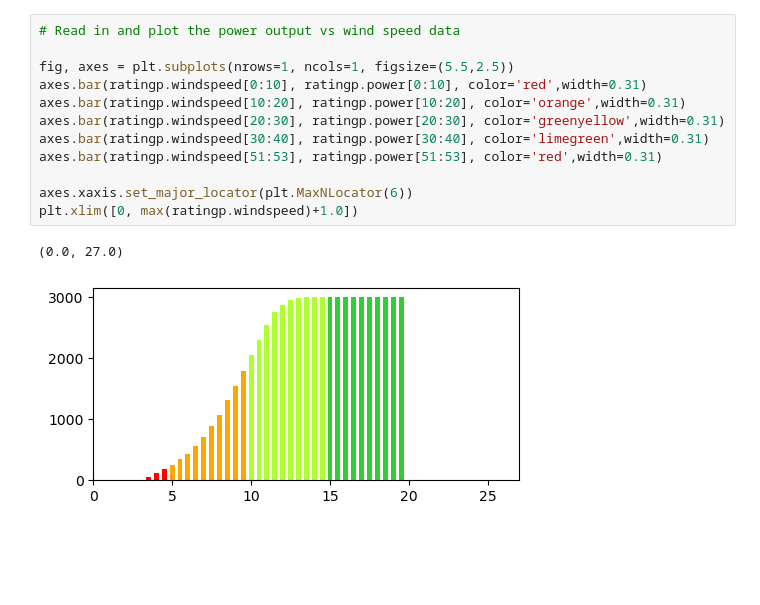
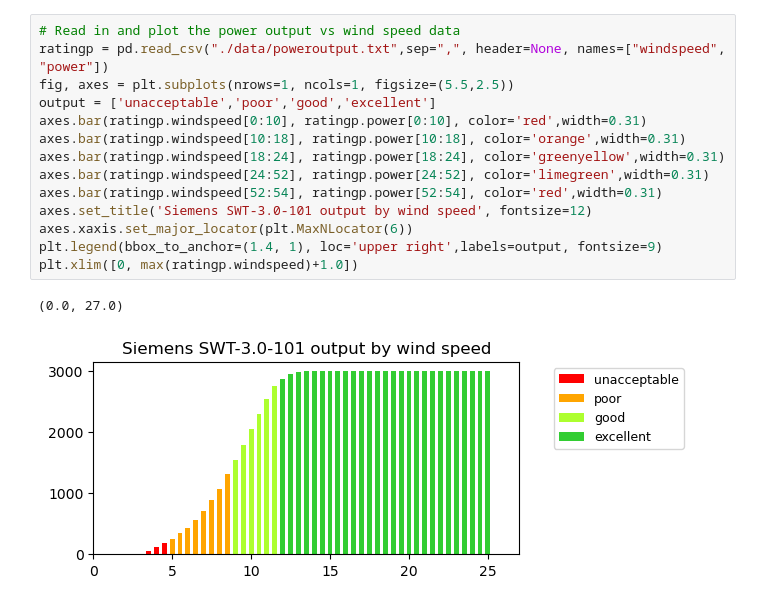
Before and after one commit to dvdgeroconnell/PFDA-project, a Jupyter notebook: windspeed.ipynb, the cells around one changed output. Drawn from its saved outputs; the diff is of its cells as text; blank space fills up the shorter version.

Commit message:
Updates to graphs in notebook

```diff
--- a/windspeed.ipynb
+++ b/windspeed.ipynb
@@ -73,15 +46,17 @@ ratingp.describe
 # %%
 # Read in and plot the power output vs wind speed data
-
+ratingp = pd.read_csv("./data/poweroutput.txt",sep=",", header=None, names=["windspeed", "power"])
 fig, axes = plt.subplots(nrows=1, ncols=1, figsize=(5.5,2.5))
+output = ['unacceptable','poor','good','excellent']
 axes.bar(ratingp.windspeed[0:10], ratingp.power[0:10], color='red',width=0.31)
-axes.bar(ratingp.windspeed[10:20], ratingp.power[10:20], color='orange',width=0.31)
-axes.bar(ratingp.windspeed[20:30], ratingp.power[20:30], color='greenyellow',width=0.31)
-axes.bar(ratingp.windspeed[30:40], ratingp.power[30:40], color='limegreen',width=0.31)
-axes.bar(ratingp.windspeed[51:53], ratingp.power[51:53], color='red',width=0.31)
-
+axes.bar(ratingp.windspeed[10:18], ratingp.power[10:18], color='orange',width=0.31)
+axes.bar(ratingp.windspeed[18:24], ratingp.power[18:24], color='greenyellow',width=0.31)
+axes.bar(ratingp.windspeed[24:52], ratingp.power[24:52], color='limegreen',width=0.31)
+axes.bar(ratingp.windspeed[52:54], ratingp.power[52:54], color='red',width=0.31)
+axes.set_title('Siemens SWT-3.0-101 output by wind speed', fontsize=12)
 axes.xaxis.set_major_locator(plt.MaxNLocator(6))
+plt.legend(bbox_to_anchor=(1.4, 1), loc='upper right',labels=output, fontsize=9)
 plt.xlim([0, max(ratingp.windspeed)+1.0])
 # %% [output]
 (0.0, 27.0)
-[figure, old version]
+[figure, new version]
```
Also changed, not shown: parts of 18 cells of this notebook.
